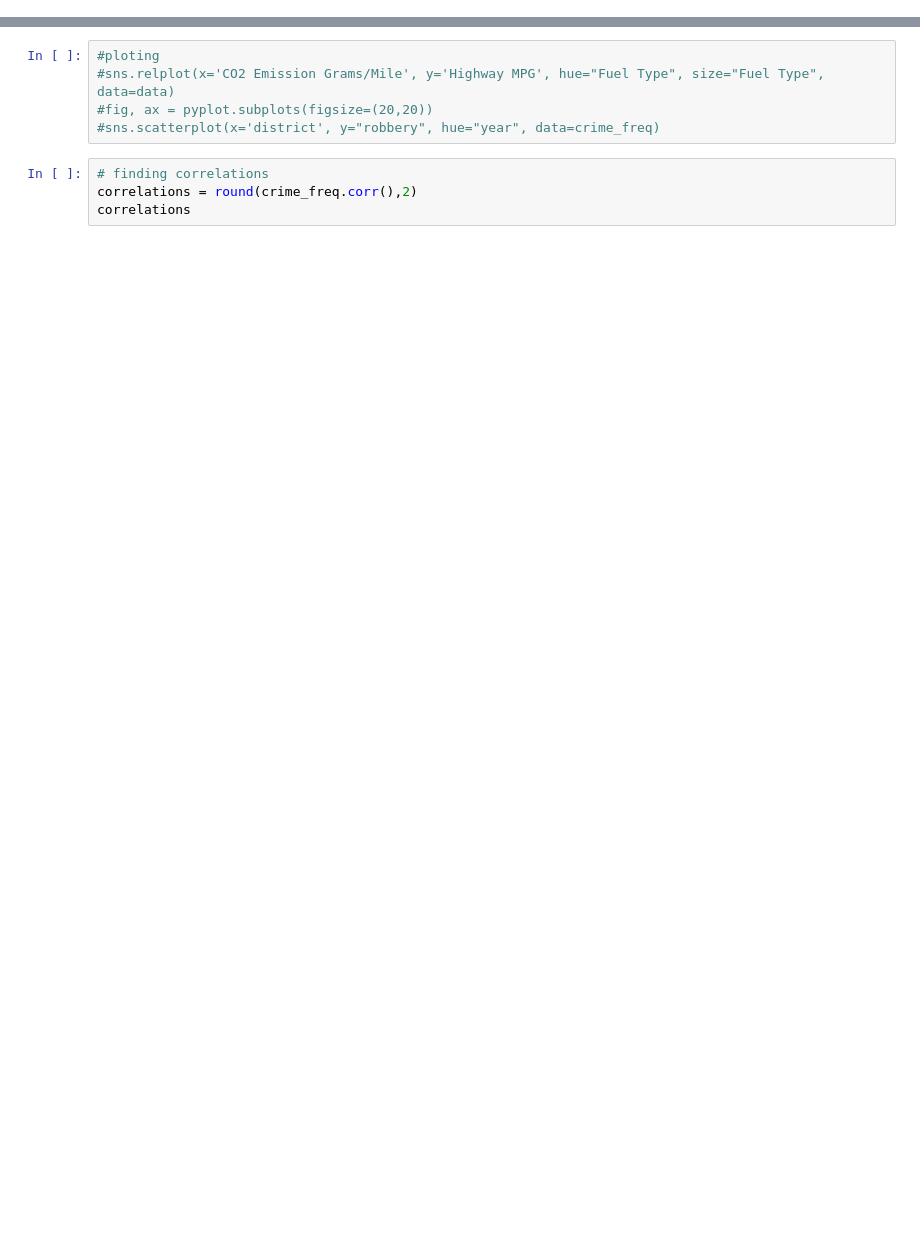
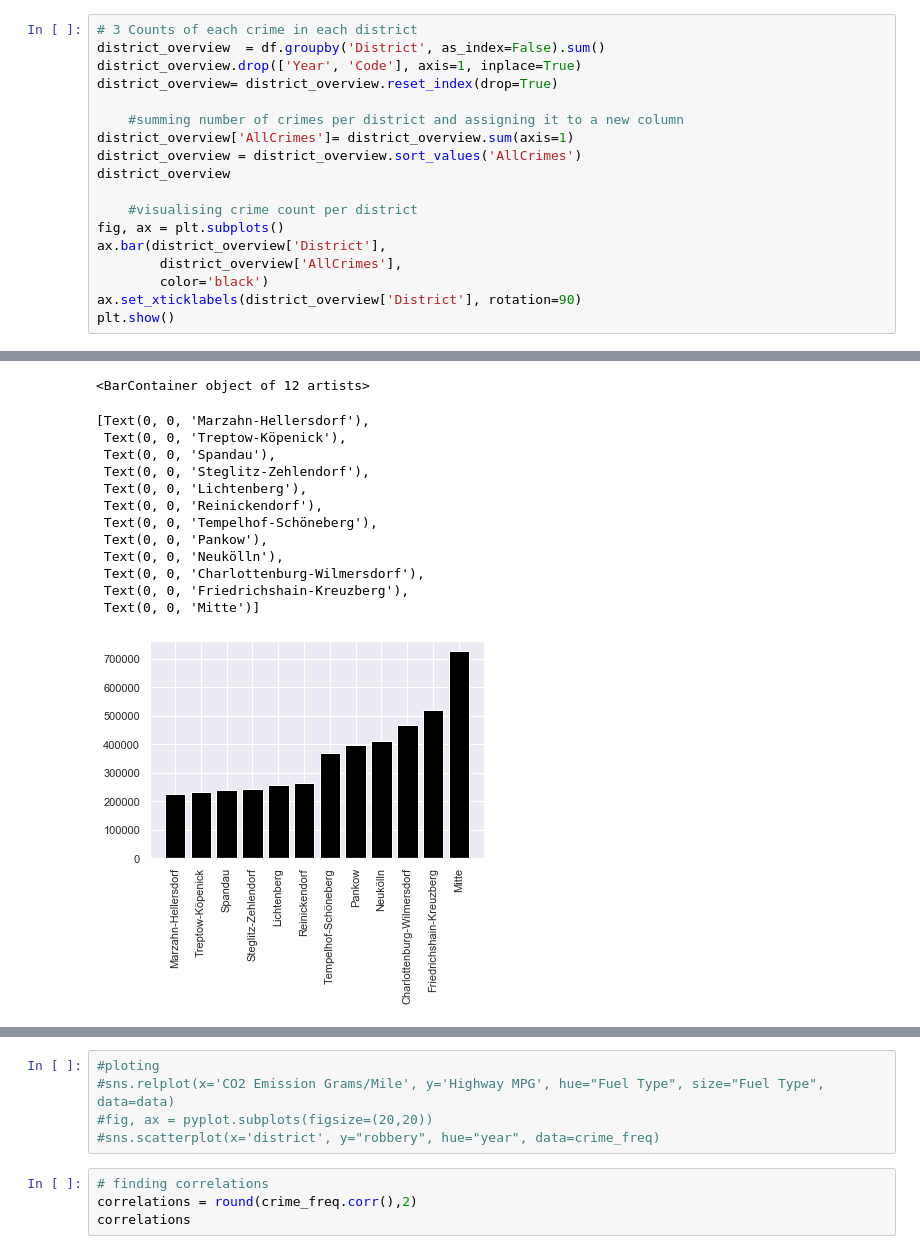
Before and after one commit to MilVas/Week-6-Project-Berlin-Crime, a Jupyter notebook: Milena.ipynb, the cells around one changed output, grey strips where cells are left out. Drawn from its saved outputs; the diff is of its cells as text; blank space fills up the shorter version.

```diff
--- a/Milena.ipynb
+++ b/Milena.ipynb
@@ -487,0 +65,19 @@ KeyError: "None of [Index(['district', 'type'], dtype='object')] are in the [col
+# %%
+# 3 Counts of each crime in each district
+district_overview  = df.groupby('District', as_index=False).sum()
+district_overview.drop(['Year', 'Code'], axis=1, inplace=True)
+district_overview= district_overview.reset_index(drop=True)
+
+    #summing number of crimes per district and assigning it to a new column
+district_overview['AllCrimes']= district_overview.sum(axis=1)
+district_overview = district_overview.sort_values('AllCrimes')
+district_overview
+
+    #visualising crime count per district
+fig, ax = plt.subplots()
+ax.bar(district_overview['District'],
+        district_overview['AllCrimes'],
+        color='black')
+ax.set_xticklabels(district_overview['District'], rotation=90)
+plt.show()
+# %% [output]
@@ -487,0 +97,14 @@ KeyError: "None of [Index(['district', 'type'], dtype='object')] are in the [col
+<BarContainer object of 12 artists>
+[Text(0, 0, 'Marzahn-Hellersdorf'),
+ Text(0, 0, 'Treptow-Köpenick'),
+ Text(0, 0, 'Spandau'),
+ Text(0, 0, 'Steglitz-Zehlendorf'),
+ Text(0, 0, 'Lichtenberg'),
+ Text(0, 0, 'Reinickendorf'),
+ Text(0, 0, 'Tempelhof-Schöneberg'),
+ Text(0, 0, 'Pankow'),
+ Text(0, 0, 'Neukölln'),
+ Text(0, 0, 'Charlottenburg-Wilmersdorf'),
+ Text(0, 0, 'Friedrichshain-Kreuzberg'),
+ Text(0, 0, 'Mitte')]
+[figure, added]
```
Also changed, not shown: parts of 80 cells of this notebook, 1 other file.
